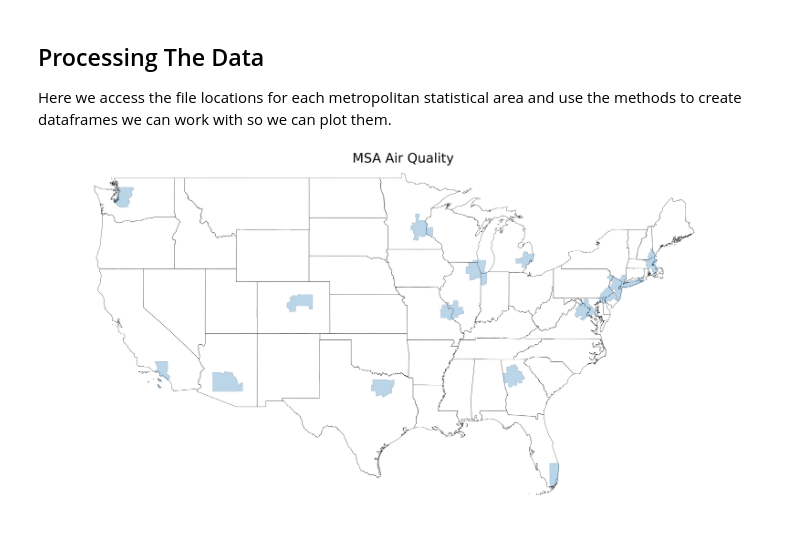
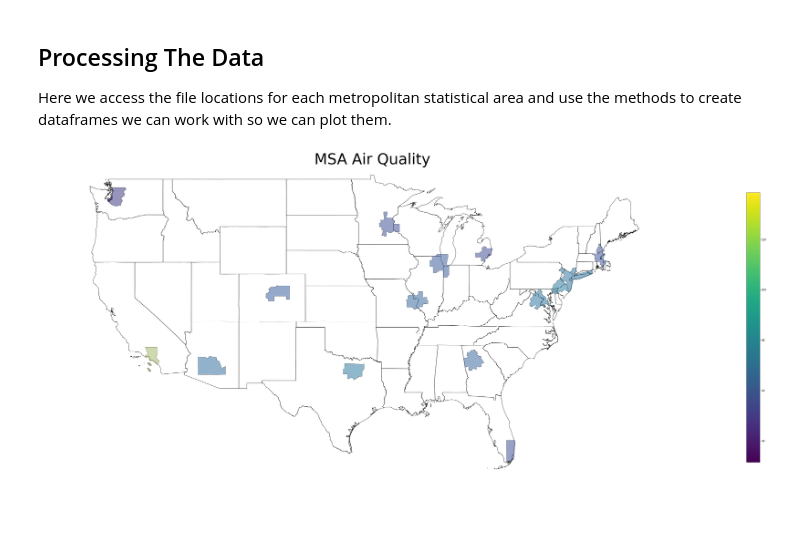
Before and after one commit to shaheermaslam02/airpollution, a Jupyter notebook: Notebooks/dataprocessing.ipynb, the cells around one changed output. Drawn from its saved outputs; the diff is of its cells as text; code cells hidden in the pictures.

```diff
--- a/Notebooks/dataprocessing.ipynb
+++ b/Notebooks/dataprocessing.ipynb
@@ -359,13 +384,26 @@ areas = [ny_nj_pa, il_in_wi, tx, ga, ma_nh, mi, ca, fl, pa_nj_de_md, az, wa, dc_
 # %%
 msa = geopandas.read_file('/Users/smaslam/Desktop/airpollution/airpollution/CBSAMap/tl_2019_us_cbsa.shp')
 msa = msa_drop(msa)
 us = geopandas.read_file('/Users/smaslam/Desktop/airpollution/airpollution/US/cb_2016_us_state_500k.shp')
 base = us.plot(color='white', edgecolor='black', figsize=(60, 40))
 ax = msa.plot(ax=base, alpha=0.3, edgecolor='k')
 
 ax.set_ylim([23, 50])
 ax.set_xlim([-130,-60])
 ax.set_title('MSA Air Quality', fontsize = 60)
 ax.set_axis_off()
+
+msa_names = ['GA', 'MA-NH', 'TX', 'CO', 'MI', 'IL-IN-WI', 'CA', 'FL',
+             'MN-WI', 'NY-NJ-PA','PA-NJ-DE-MD','AZ', 'MO-IL', 'WA', 'DC-VA-MD-WV']
+msa['NAMELSAD'] = msa_names
+aqi = [ga_annual.iloc[0, 1], ma_nh_annual.iloc[0, 1], tx_annual.iloc[0, 1], co_annual.iloc[0, 1],
+       mi_annual.iloc[0, 1], il_in_wi_annual.iloc[0, 1], ca_annual.iloc[0, 1], fl_annual.iloc[0, 1],
+       mn_wi_annual.iloc[0, 1], ny_nj_pa_annual.iloc[0, 1], pa_nj_de_md_annual.iloc[0, 1],
+       az_annual.iloc[0, 1], mo_il_annual.iloc[0, 1], wa_annual.iloc[0, 1], dc_va_md_wv_annual.iloc[0, 1]]
+test = pd.DataFrame({'NAMELSAD' : msa_names,
+                     '1985' : aqi})
+msa_1985 = pd.merge(msa, test, how = 'left', on = 'NAMELSAD')
+bx = msa_1985.plot(ax = base, alpha = 0.3, edgecolor = 'k', column = '1985', legend = True, legend_kwds={'shrink': 0.5})
+bx.set_axis_off()
 # %% [output]
-[figure, old version]
+[figure, new version]
```
Also changed, not shown: parts of 10 cells of this notebook, 18 other files.
